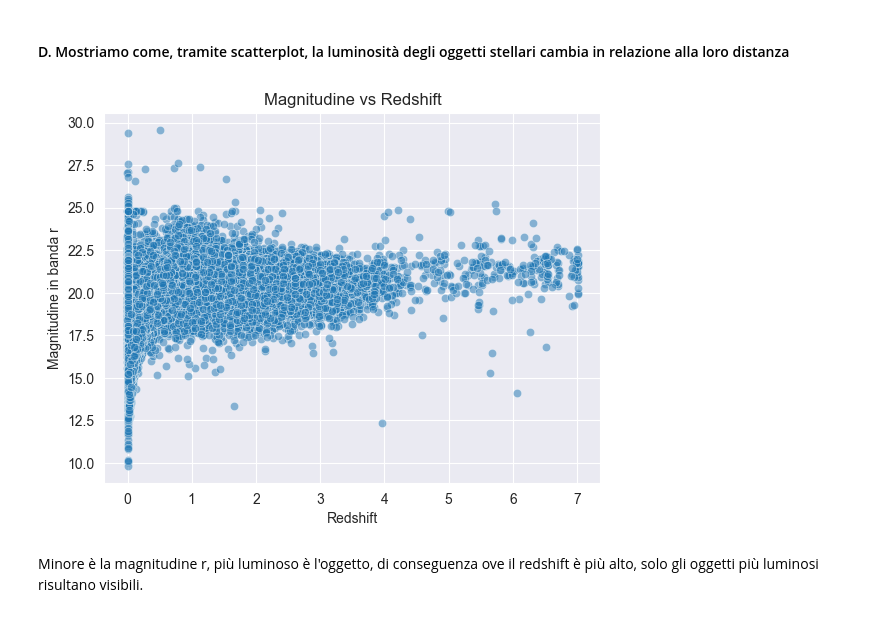
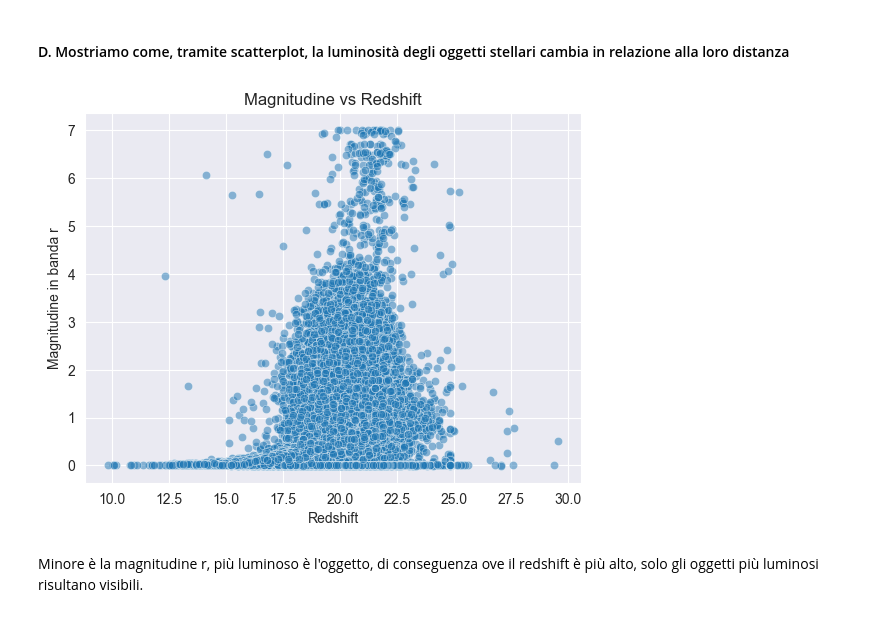
Before and after one commit to FabianCalangiu/Astronomical-Objects-Analysis, a Jupyter notebook: notebooks/astronomical_analysis.ipynb, the cells around one changed output. Cells and saved outputs as stored; diff of their text form; code cells hidden in the pictures.

```diff
--- a/notebooks/astronomical_analysis.ipynb
+++ b/notebooks/astronomical_analysis.ipynb
@@ -191,13 +191,13 @@ for d in data.columns:
 # %% [markdown]
 <h4>D. Mostriamo come, tramite scatterplot, la luminosità degli oggetti stellari cambia in relazione alla loro distanza</h4>
 # %%
-sns.scatterplot(data=df, x="redshift", y="red", alpha=0.5)
+sns.scatterplot(data=df, x="red", y="redshift", alpha=0.5)
 plt.xlabel("Redshift")
 plt.ylabel("Magnitudine in banda r")
 plt.title("Magnitudine vs Redshift")
 plt.show()
 # %% [output]
-[figure, old version]
+[figure, new version]
 # %% [markdown]
 <p>Minore è la magnitudine r, più luminoso è l'oggetto, di conseguenza ove il redshift è più alto, solo gli oggetti più luminosi risultano visibili.</p>
 # %% [markdown]
```
Also changed, not shown: parts of 2 cells of this notebook.
